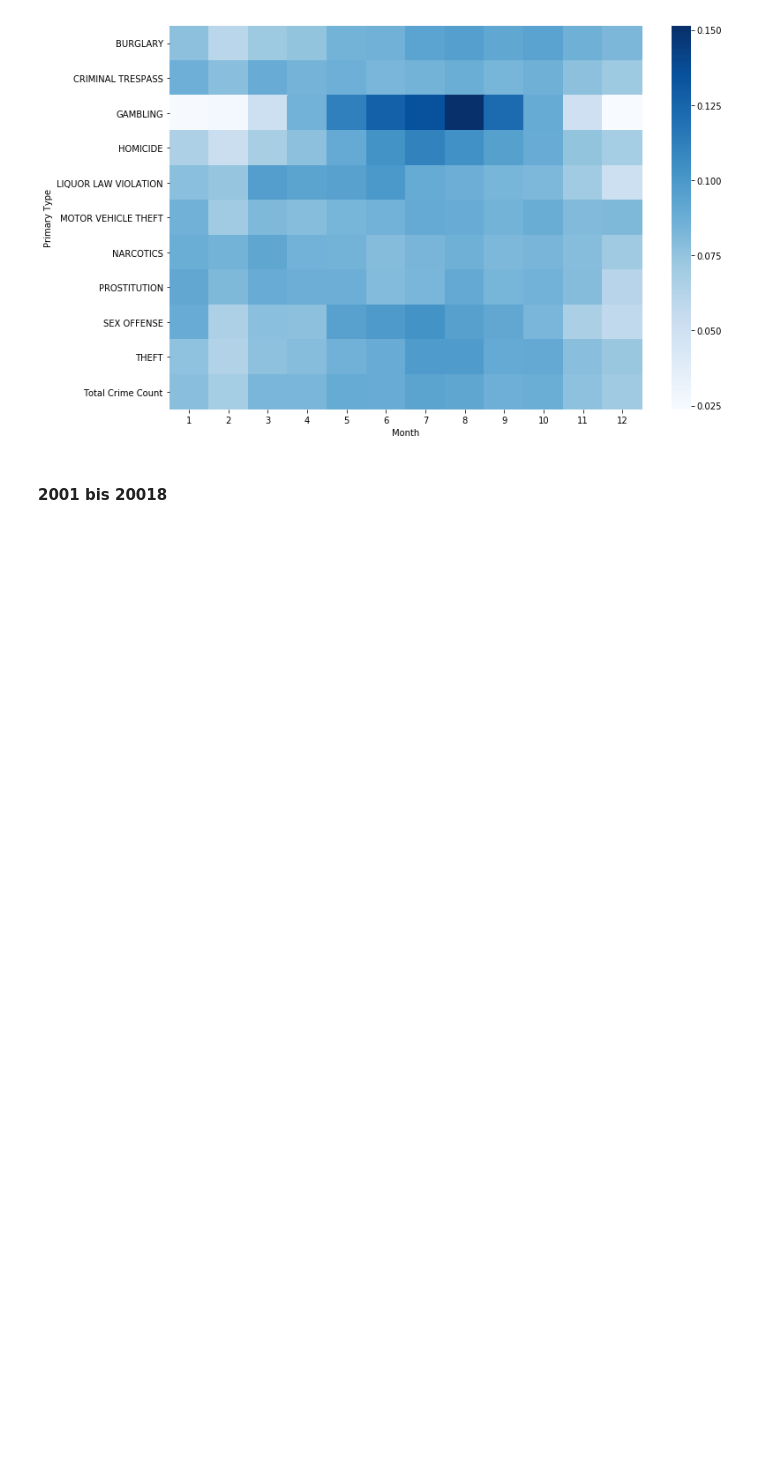
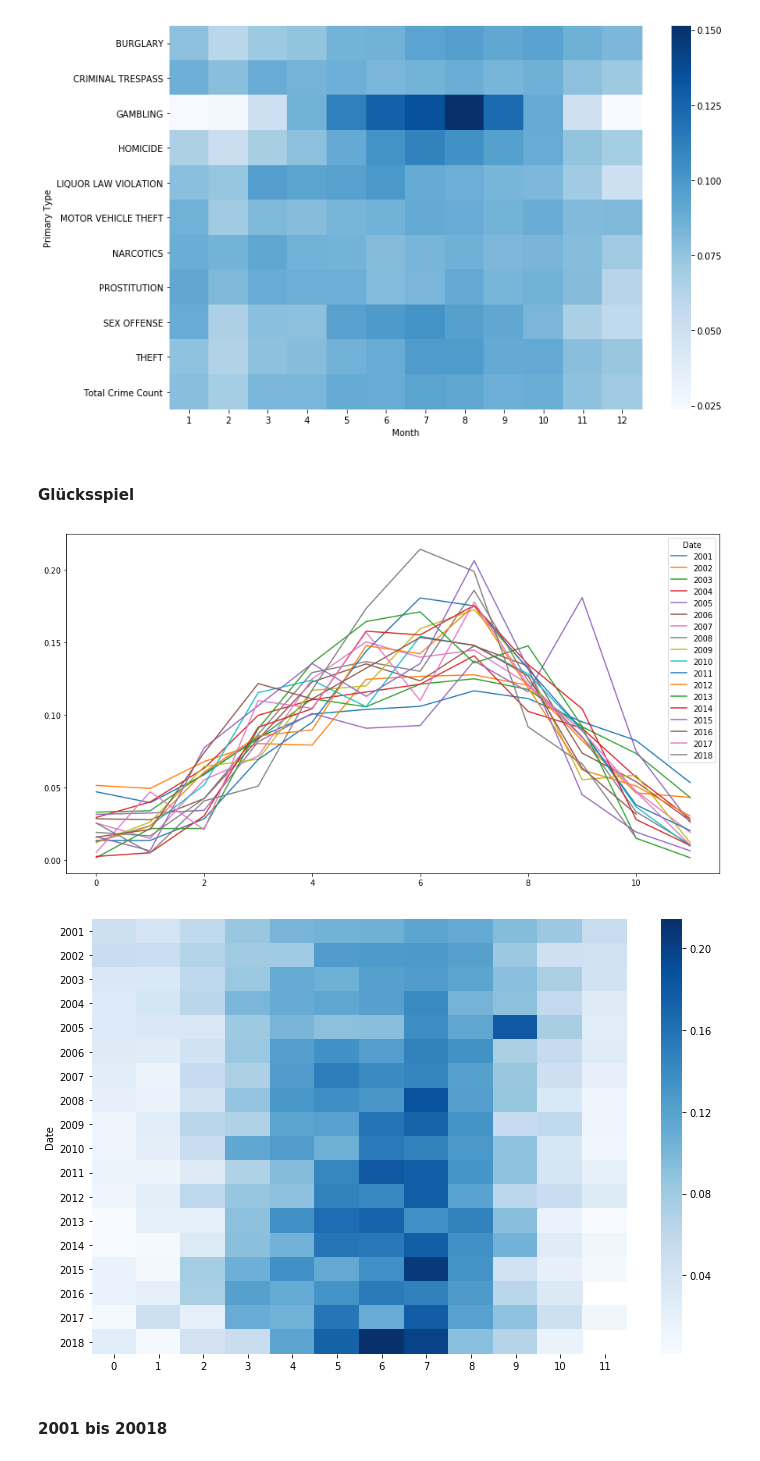
Before and after one commit to sambokai/Chicago-Crime-EDA, a Jupyter notebook: EDA.ipynb, the cells around one changed output. Saved outputs shown, nothing was run; the diff lists cells and outputs as text; code cells hidden in the pictures; blank space fills up the shorter version.

```diff
--- a/EDA.ipynb
+++ b/EDA.ipynb
@@ -26,0 +33,8 @@ Wall time: 3min 8s
+# %%
+%%time
+
+crimes['_Coordinates'] = list(zip(crimes.Longitude, crimes.Latitude))
+crimes['_Coordinates'] = crimes['_Coordinates'].apply(Point)
+crimes = geopandas.GeoDataFrame(crimes, geometry='_Coordinates')
+
+beats_map = geopandas.read_file('geo/Boundaries - Police Beats (current).geojson')
@@ -269,6 +290,29 @@ plt.subplots(figsize=(12,8))
 s = sns.heatmap(c, annot=False, cmap="Blues", cbar=True)
 # %% [output]
 [figure]
+# %% [markdown]
+#### Glücksspiel
+# %%
+c = crimes
+c = c[c['Primary Type'] == 'GAMBLING']
+
+#types += ['Total Crime Count']
+
+c = c.groupby([c.Date.dt.year, c.Date.dt.month]).size()
+
+c = c.unstack(0)
+c = c.reset_index(drop=True)
+c = c
+c = (c / c.sum())
+c = c
+
+
+c.plot(figsize=[15,8])
+plt.subplots(figsize=(12,8))
+s = sns.heatmap(c.T, annot=False, cmap="Blues", cbar=True)
+# %% [output]
+[figure, added]
+[figure, added]
 # %% [markdown]
 #### 2001 bis 20018
 # %%
```
Also changed, not shown: parts of 11 cells of this notebook.
